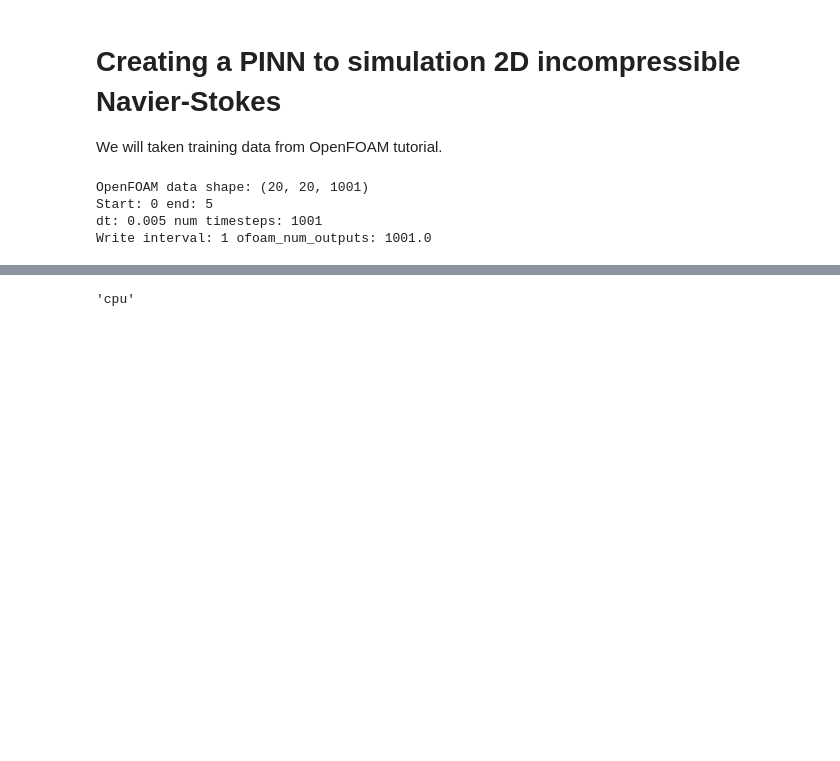
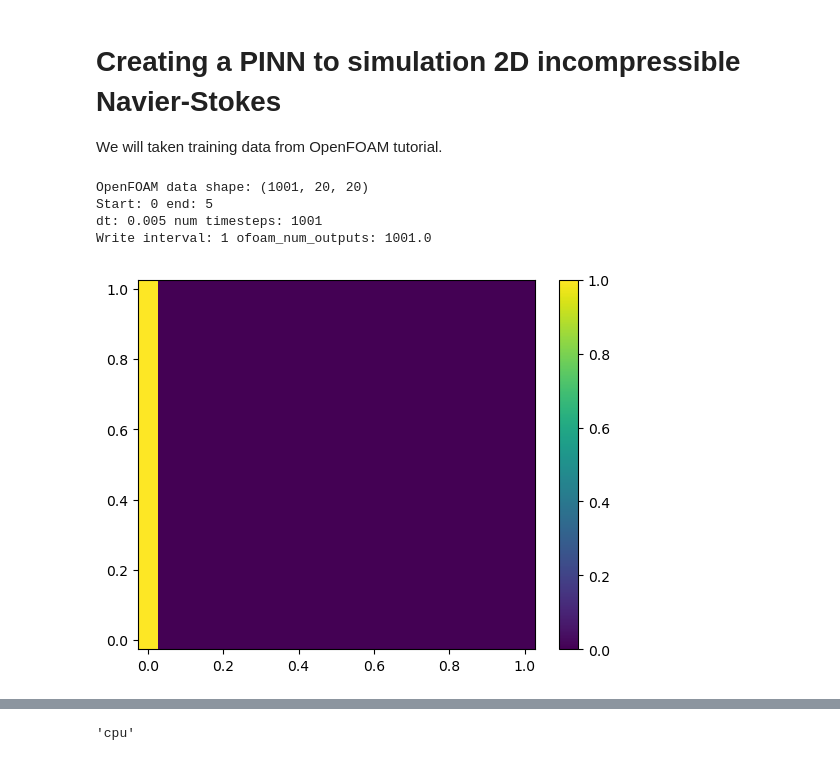
Before and after one commit to harrymchugh/pinns, a Jupyter notebook: src/2d-ns/2d-ns-pinn.ipynb, the cells around one changed output, grey strips where cells are left out. Saved outputs shown, nothing was run; the diff lists cells and outputs as text; code cells hidden in the pictures; blank space fills up the shorter version.

Commit message:
Struggling with order of data and indexing in xy vs ij, need to fix ASAP

```diff
--- a/src/2d-ns/2d-ns-pinn.ipynb
+++ b/src/2d-ns/2d-ns-pinn.ipynb
@@ -26,7 +29,7 @@ y_end = 1
 numx = 20
 numy = 20
 numt = len(np.arange(start_time,end_time + ofoam_output_inc,ofoam_output_inc))
-shape = (numx,numy,numt)
+shape = (numt,numx,numy)
 print(f"OpenFOAM data shape: {shape}")
 
 print(f"Start: {start_time} end: {end_time}")
@@ -34,8 +37,10 @@ print(f"dt: {dt} num timesteps: {numt}")
 print(f"Write interval: {ofoam_write_interval} ofoam_num_outputs: {ofoam_num_outputs}")
 #print(f"Animation interval: {} animation images: {}")
 
-X, Y = np.meshgrid(np.linspace(x_start,x_end,numx),
-                   np.linspace(y_start,y_end,numy))
+#MIGHT NEED TO FIX THIS WITH IJ INDEXINGß
+X, Y = np.meshgrid(
+    np.linspace(x_start,x_end,numx),
+    np.linspace(y_start,y_end,numy), indexing="ij")
 
 u_full = np.empty(shape)
 v_full = np.empty(shape)
@@ -53,22 +58,29 @@ idx = 0
 for time in openfoam_outputs:
     openfoam_timestep = openfoam_case_path + time
     if time == "0":
-        u_full[:-1,:,idx] = 0
-        u_full[-1,:,idx] = 1
+        u_full[idx,:,:] = 0
+        u_full[idx,0,:] = 1
 
-        v_full[:,:,idx] = 0
+        v_full[idx,:,:] = 0
 
-        p_full[:,:,idx] = 0
+        p_full[idx,:,:] = 0
     else:
         U = ofpp.parse_internal_field(f"{openfoam_timestep}/U")
-        u_full[:,:,idx] = U[:,0].reshape((numx,numy))
-        v_full[:,:,idx] = U[:,1].reshape((numx,numy))
+        u_full[idx,:,:] = U[:,0].reshape((numx,numy))
+        v_full[idx,:,:] = U[:,1].reshape((numx,numy))
 
-        p_full[:,:,idx] = ofpp.parse_internal_field(f"{openfoam_timestep}/p").reshape((numx,numy))
+        p_full[idx,:,:] = ofpp.parse_internal_field(f"{openfoam_timestep}/p").reshape((numx,numy))
 
     idx += 1
 # %% [output]
-OpenFOAM data shape: (20, 20, 1001)
+OpenFOAM data shape: (1001, 20, 20)
 Start: 0 end: 5
 dt: 0.005 num timesteps: 1001
 Write interval: 1 ofoam_num_outputs: 1001.0
+# %%
+fig, ax = plt.subplots()
+fig.colorbar(ax.pcolormesh(X, Y, u_full[0,:,:], shading='gouraud'), orientation='vertical')
+ax.pcolormesh(X,Y,u_full[0,:,:])
+plt.show()
+# %% [output]
+[figure, added]
```
Also changed, not shown: parts of 24 cells of this notebook.
